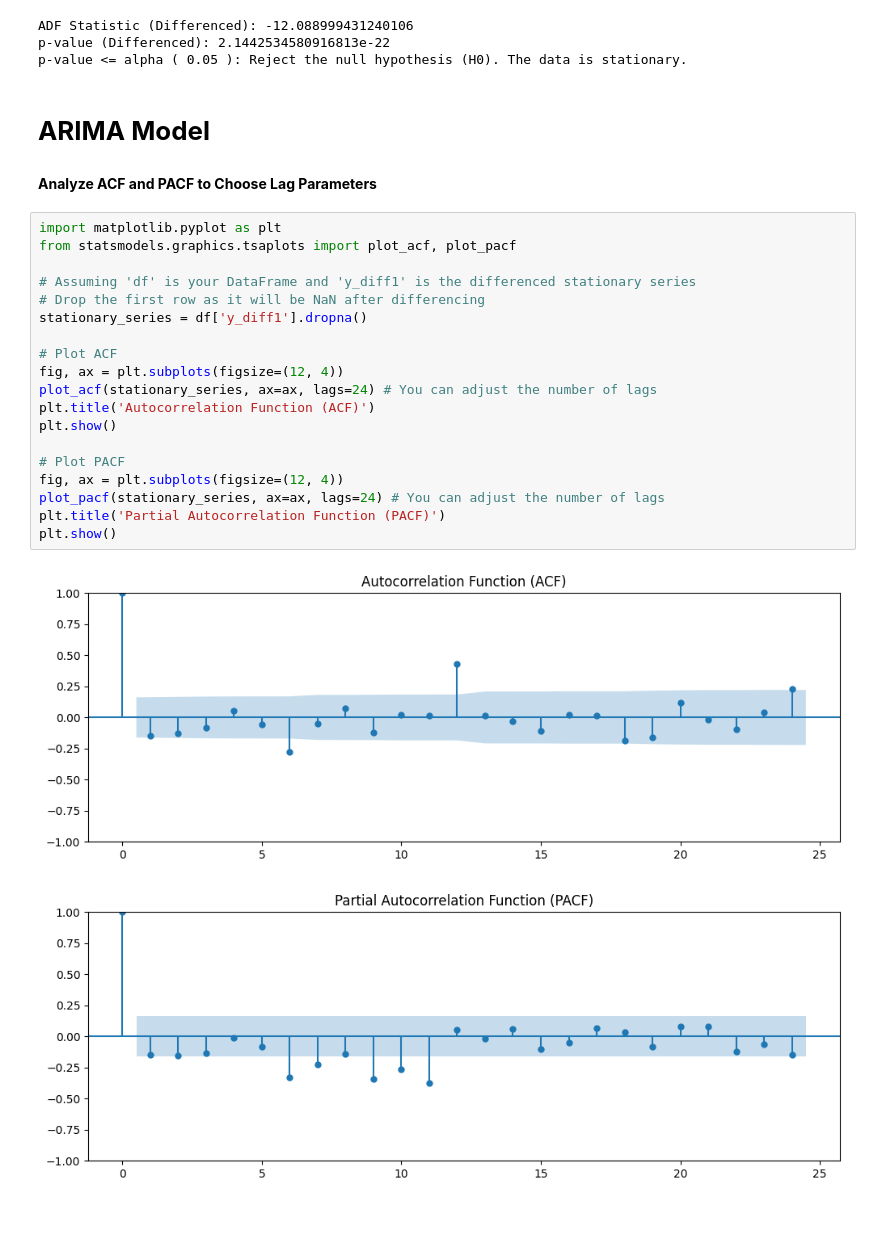
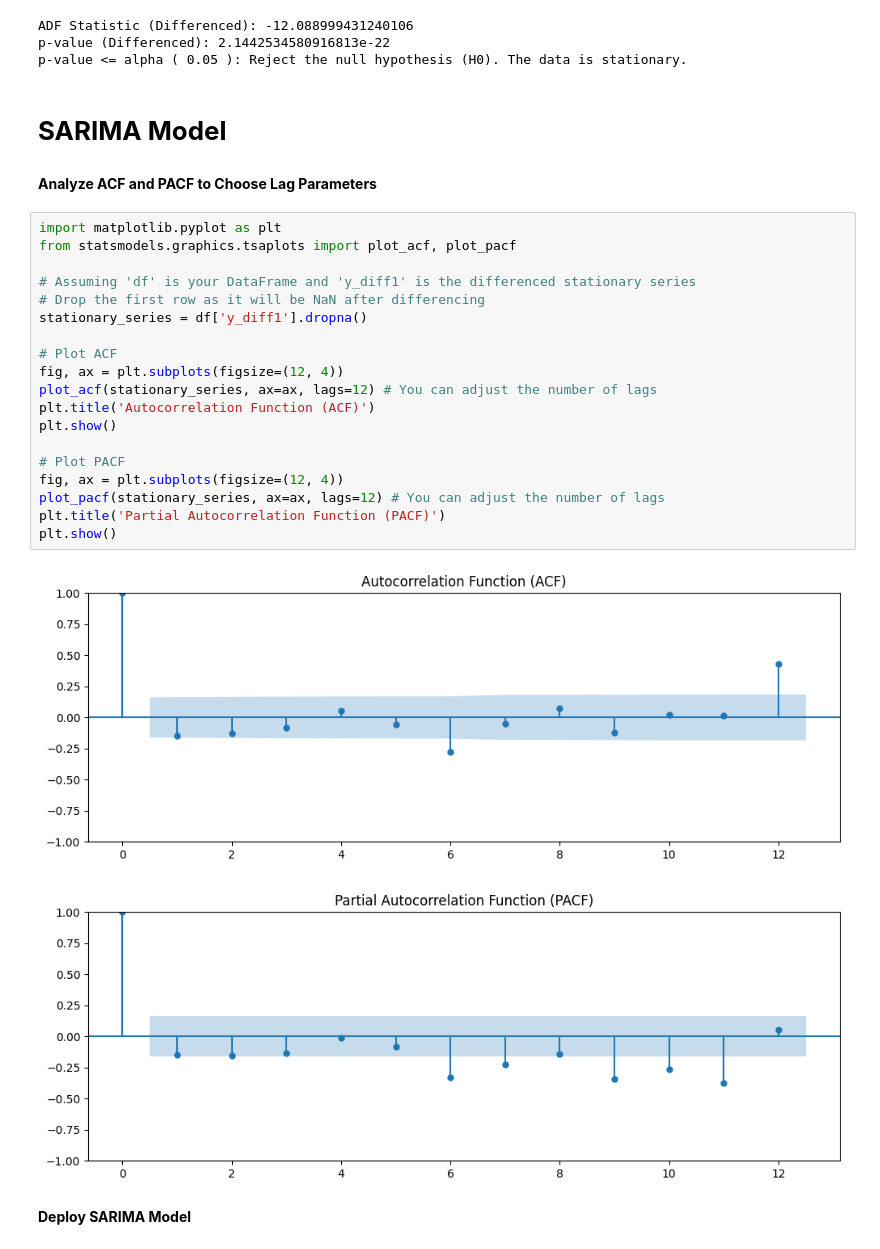
Before and after one commit to 1HPz/ChiangMaiRainForecast, a Jupyter notebook: Predict_Rain_Level.ipynb, the cells around one changed output. Drawn from its saved outputs; the diff is of its cells as text; blank space fills up the shorter version.

```diff
--- a/Predict_Rain_Level.ipynb
+++ b/Predict_Rain_Level.ipynb
@@ -140,28 +138,30 @@ ADF Statistic (Differenced): -12.088999431240106
 p-value (Differenced): 2.1442534580916813e-22
 p-value <= alpha ( 0.05 ): Reject the null hypothesis (H0). The data is stationary.
 # %% [markdown]
-# **ARIMA Model**
+# **SARIMA Model**
 # %% [markdown]
 **Analyze ACF and PACF to Choose Lag Parameters**
 # %%
 import matplotlib.pyplot as plt
 from statsmodels.graphics.tsaplots import plot_acf, plot_pacf
 
 # Assuming 'df' is your DataFrame and 'y_diff1' is the differenced stationary series
 # Drop the first row as it will be NaN after differencing
 stationary_series = df['y_diff1'].dropna()
 
 # Plot ACF
 fig, ax = plt.subplots(figsize=(12, 4))
-plot_acf(stationary_series, ax=ax, lags=24) # You can adjust the number of lags
+plot_acf(stationary_series, ax=ax, lags=12) # You can adjust the number of lags
 plt.title('Autocorrelation Function (ACF)')
 plt.show()
 
 # Plot PACF
 fig, ax = plt.subplots(figsize=(12, 4))
-plot_pacf(stationary_series, ax=ax, lags=24) # You can adjust the number of lags
+plot_pacf(stationary_series, ax=ax, lags=12) # You can adjust the number of lags
 plt.title('Partial Autocorrelation Function (PACF)')
 plt.show()
 # %% [output]
-[figure, old version]
+[figure, new version]
-[figure, old version]
+[figure, new version]
+# %% [markdown]
+**Deploy SARIMA Model**
```
Also changed, not shown: parts of 2 cells of this notebook.
